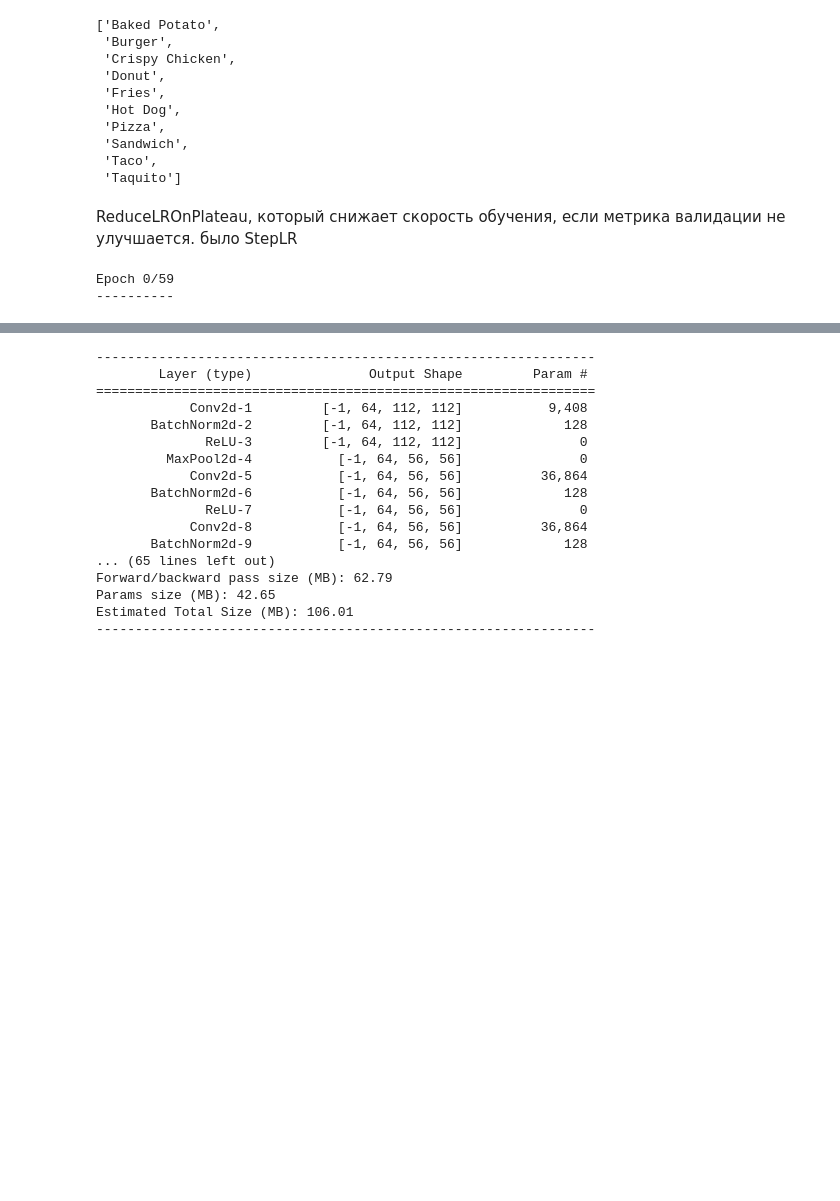
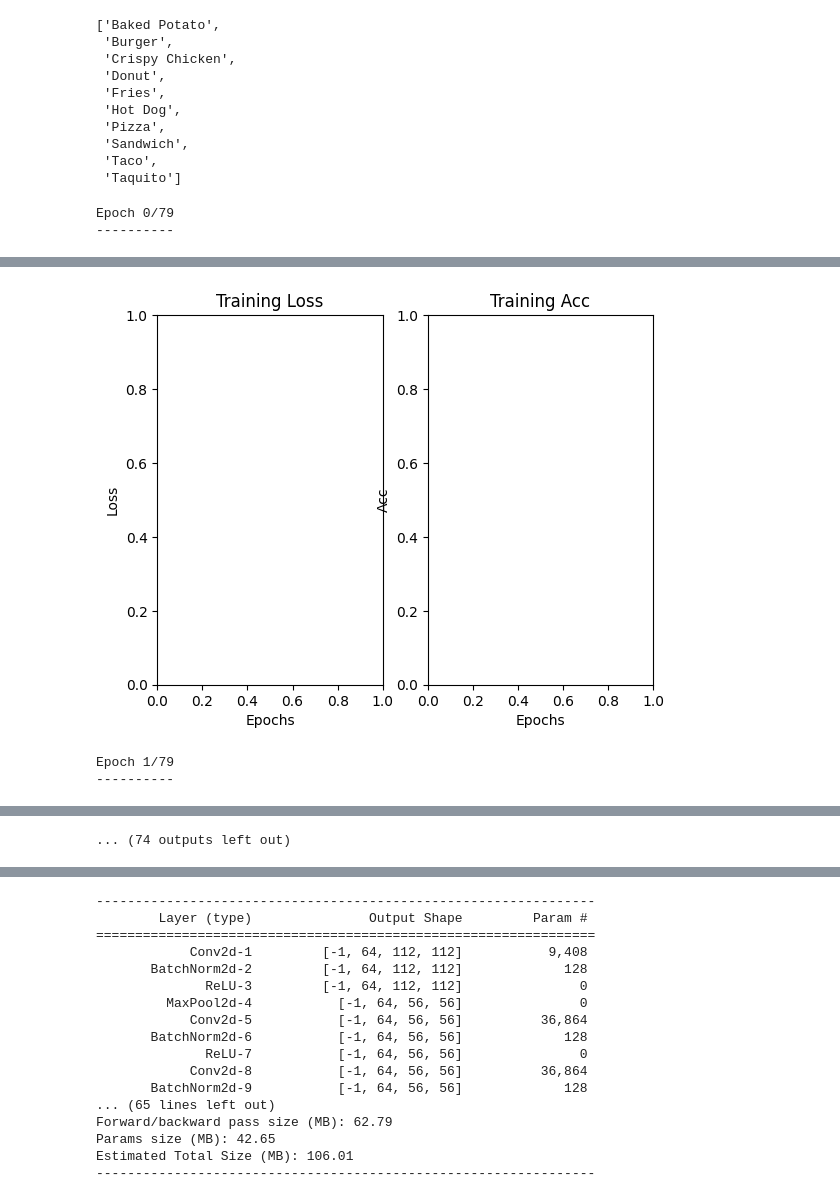
Before and after one commit to Siriys000/Project_SamsungAI, a Jupyter notebook: Food.ipynb, the cells around one changed output, grey strips where cells are left out. Cells and saved outputs as stored; diff of their text form; code cells hidden in the pictures; blank space fills up the shorter version.

```diff
--- a/Food.ipynb
+++ b/Food.ipynb
@@ -237,8 +283,6 @@ def visualize_model(model, num_images=6):
                     model.train(mode=was_training)
                     return
         model.train(mode=was_training)
-# %% [markdown]
-ReduceLROnPlateau, который снижает скорость обучения, если метрика валидации не улучшается. было StepLR
 # %%
 model_ft = models.resnet18(pretrained=True)
 for param in model_ft.parameters():
@@ -262,8 +312,8 @@ exp_lr_scheduler = lr_scheduler.StepLR(optimizer_ft, step_size=7, gamma=0.1)
 import time
 start_time = time.time()
 model_ft = train_model(model_ft, criterion, optimizer_ft, exp_lr_scheduler,
-                       num_epochs=60)
+                       num_epochs=80)
 print("--- %s seconds ---" % (time.time() - start_time))
 # %% [output]
-Epoch 0/59
+Epoch 0/79
 ----------
@@ -270,0 +322,3 @@ UnboundLocalError: local variable 'epoch_loss' referenced before assignment
+[figure, added]
+Epoch 1/79
+----------
@@ -271,3 +357,4 @@ UnboundLocalError: local variable 'epoch_loss' referenced before assignment
+... (74 outputs left out)
 # %%
 visualize_model(model_ft.to(device),num_images=2)
 # %% [output]
```
Also changed, not shown: parts of 17 cells of this notebook.
